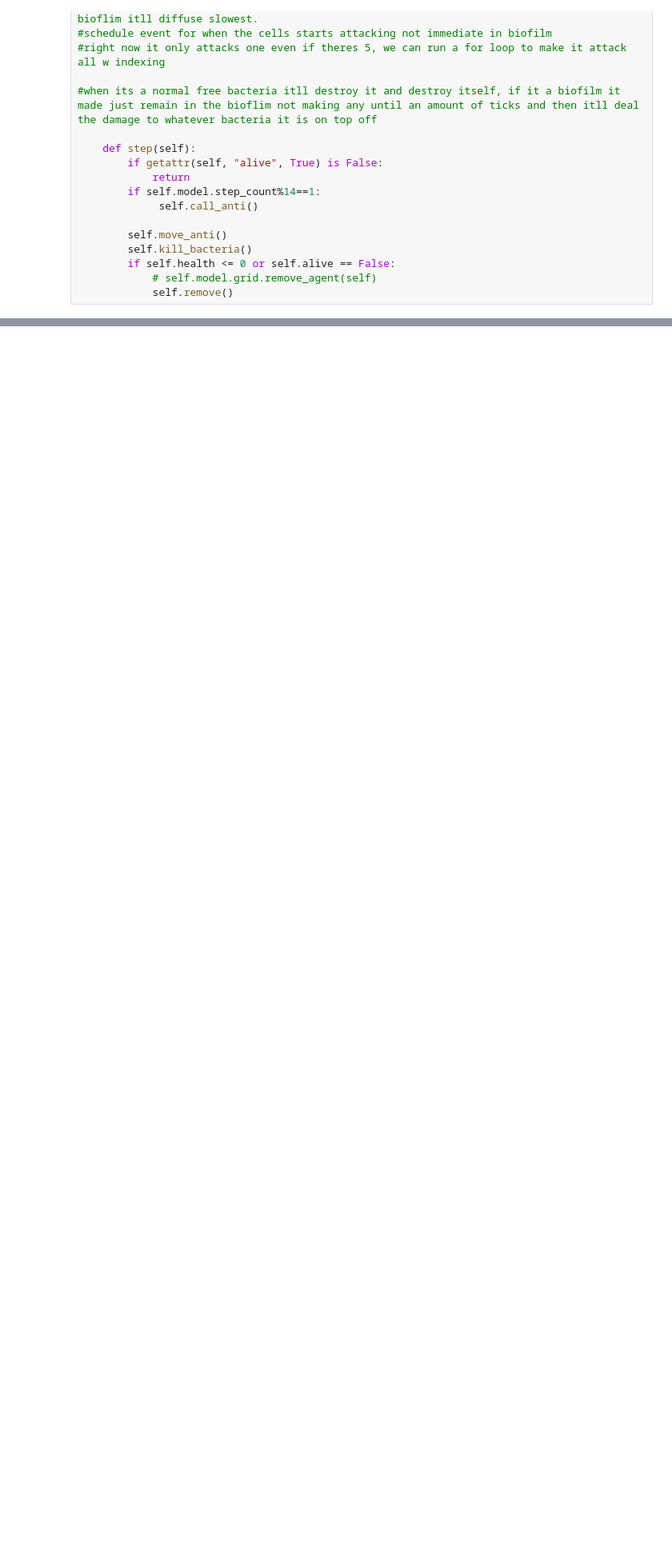
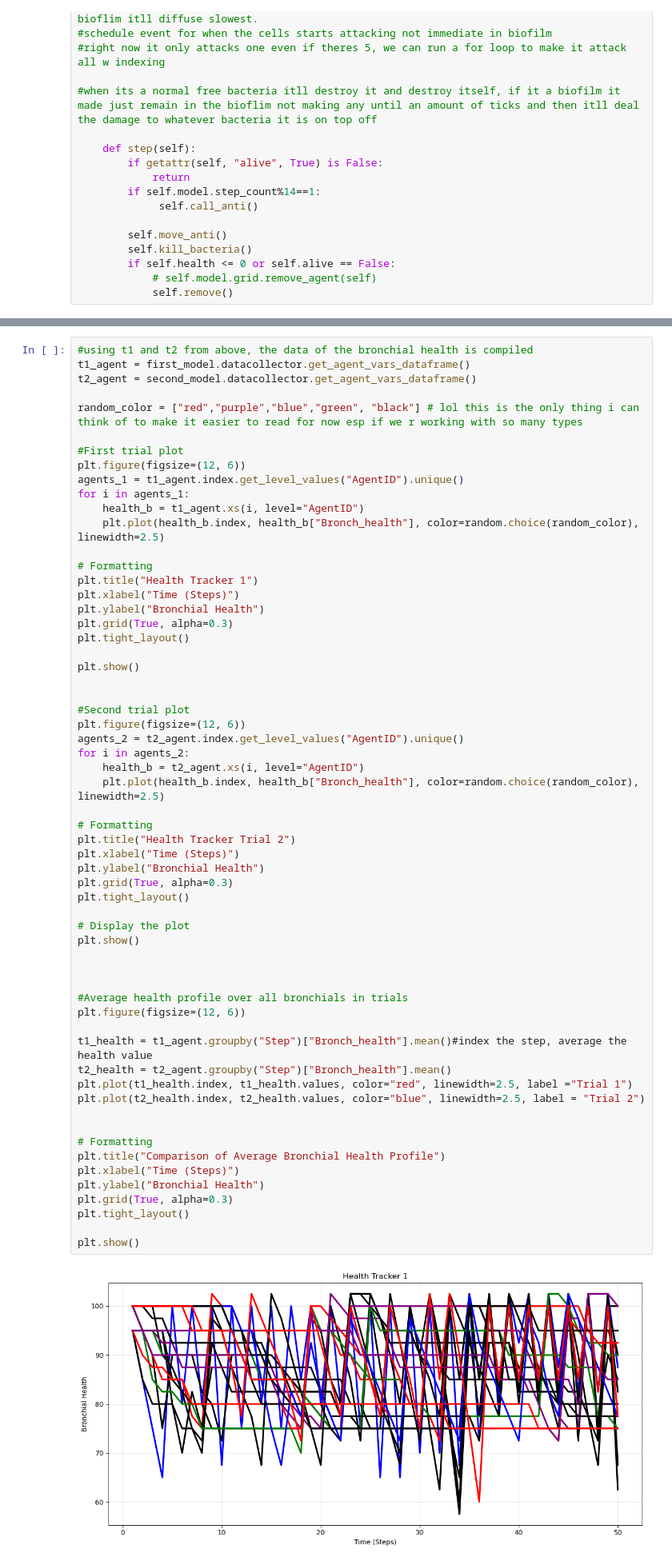
Before and after one commit to karonaye/Final-Project-ME-120, a Jupyter notebook: Final_project_biofilmsidea.ipynb, the cells around one changed output, grey strips where cells are left out. Shown at 80% size. Saved outputs shown, nothing was run; the diff lists cells and outputs as text; blank space fills up the shorter version.

```diff
--- a/Final_project_biofilmsidea.ipynb
+++ b/Final_project_biofilmsidea.ipynb
@@ -894,0 +1033,62 @@ before placing the ag
+# %%
+#using t1 and t2 from above, the data of the bronchial health is compiled
+t1_agent = first_model.datacollector.get_agent_vars_dataframe()
+t2_agent = second_model.datacollector.get_agent_vars_dataframe()
+
+random_color = ["red","purple","blue","green", "black"] # lol this is the only thing i can think of to make it easier to read for now esp if we r working with so many types
+
+#First trial plot
+plt.figure(figsize=(12, 6))
+agents_1 = t1_agent.index.get_level_values("AgentID").unique()
+for i in agents_1:
+    health_b = t1_agent.xs(i, level="AgentID")
+    plt.plot(health_b.index, health_b["Bronch_health"], color=random.choice(random_color), linewidth=2.5)
+
+# Formatting
+plt.title("Health Tracker 1")
+plt.xlabel("Time (Steps)")
+plt.ylabel("Bronchial Health")
+plt.grid(True, alpha=0.3)
+plt.tight_layout()
+
+plt.show()
+
+
+#Second trial plot
+plt.figure(figsize=(12, 6))
+agents_2 = t2_agent.index.get_level_values("AgentID").unique()
+for i in agents_2:
+    health_b = t2_agent.xs(i, level="AgentID")
+    plt.plot(health_b.index, health_b["Bronch_health"], color=random.choice(random_color), linewidth=2.5)
+
+# Formatting
+plt.title("Health Tracker Trial 2")
+plt.xlabel("Time (Steps)")
+plt.ylabel("Bronchial Health")
+plt.grid(True, alpha=0.3)
+plt.tight_layout()
+
+# Display the plot
+plt.show()
+
+
+
+#Average health profile over all bronchials in trials
+plt.figure(figsize=(12, 6))
+
+t1_health = t1_agent.groupby("Step")["Bronch_health"].mean()#index the step, average the health value
+t2_health = t2_agent.groupby("Step")["Bronch_health"].mean()
+plt.plot(t1_health.index, t1_health.values, color="red", linewidth=2.5, label ="Trial 1")
+plt.plot(t2_health.index, t2_health.values, color="blue", linewidth=2.5, label = "Trial 2")
+
+
+# Formatting
+plt.title("Comparison of Average Bronchial Health Profile")
+plt.xlabel("Time (Steps)")
+plt.ylabel("Bronchial Health")
+plt.grid(True, alpha=0.3)
+plt.tight_layout()
+
+plt.show()
+# %% [output]
+[figure, added]
```
Also changed, not shown: parts of 4 cells of this notebook.
